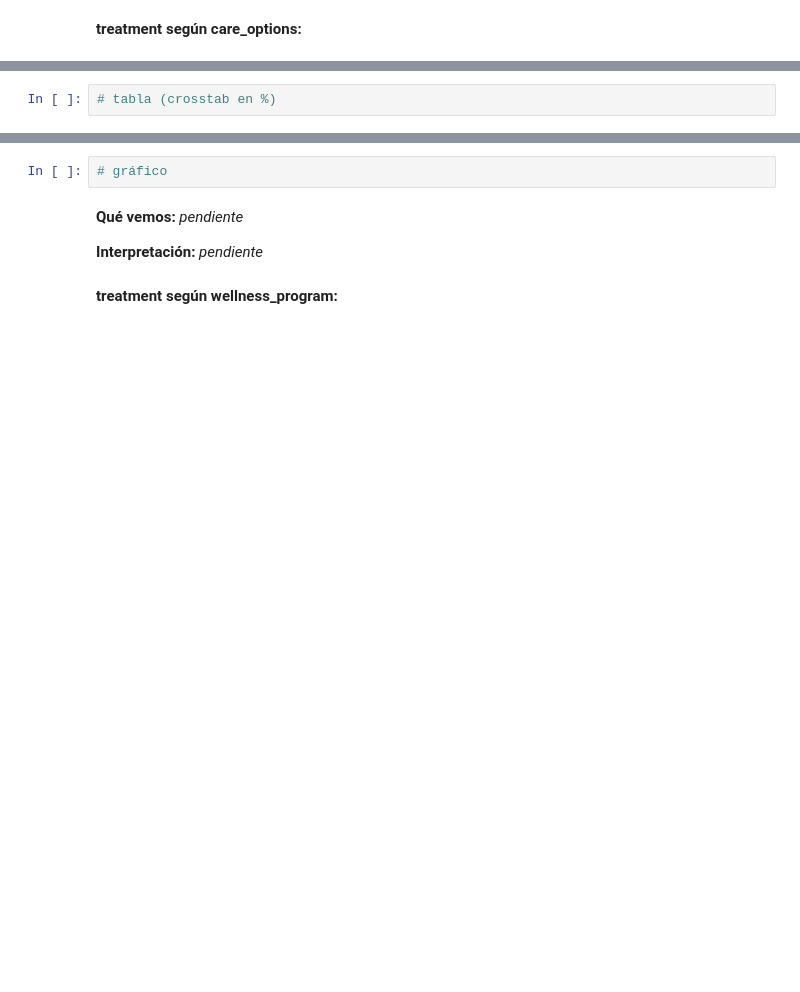
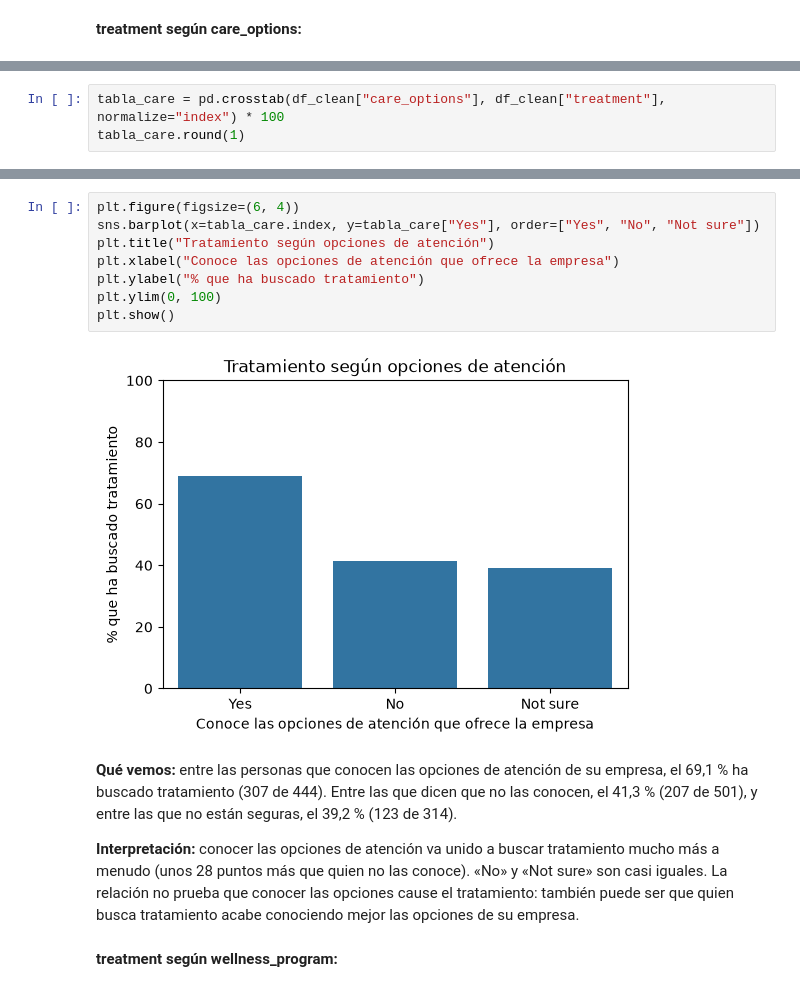
Before and after one commit to IA-P1-BCN/ai_project_EDA-charlotte_doulcet, a Jupyter notebook: eda.ipynb, the cells around one changed output, grey strips where cells are left out. Cells and saved outputs as stored; diff of their text form; blank space fills up the shorter version.

```diff
--- a/eda.ipynb
+++ b/eda.ipynb
@@ -969,2 +1005,3 @@ Objetivo: comparar el porcentaje de `treatment = Yes` con y sin cada tipo de apo
 # %%
-# tabla (crosstab en %)
+tabla_care = pd.crosstab(df_clean["care_options"], df_clean["treatment"], normalize="index") * 100
+tabla_care.round(1)
@@ -971,8 +1014,16 @@ Objetivo: comparar el porcentaje de `treatment = Yes` con y sin cada tipo de apo
 # %%
-# gráfico
+plt.figure(figsize=(6, 4))
+sns.barplot(x=tabla_care.index, y=tabla_care["Yes"], order=["Yes", "No", "Not sure"])
+plt.title("Tratamiento según opciones de atención")
+plt.xlabel("Conoce las opciones de atención que ofrece la empresa")
+plt.ylabel("% que ha buscado tratamiento")
+plt.ylim(0, 100)
+plt.show()
+# %% [output]
+[figure, added]
 # %% [markdown]
-**Qué vemos:** _pendiente_
+**Qué vemos:** entre las personas que conocen las opciones de atención de su empresa, el 69,1 % ha buscado tratamiento (307 de 444). Entre las que dicen que no las conocen, el 41,3 % (207 de 501), y entre las que no están seguras, el 39,2 % (123 de 314).
 
-**Interpretación:** _pendiente_
+**Interpretación:** conocer las opciones de atención va unido a buscar tratamiento mucho más a menudo (unos 28 puntos más que quien no las conoce). «No» y «Not sure» son casi iguales. La relación no prueba que conocer las opciones cause el tratamiento: también puede ser que quien busca tratamiento acabe conociendo mejor las opciones de su empresa.
 # %% [markdown]
 **treatment según wellness_program:**
```
Also changed, not shown: parts of 15 cells of this notebook, 1 other file.
